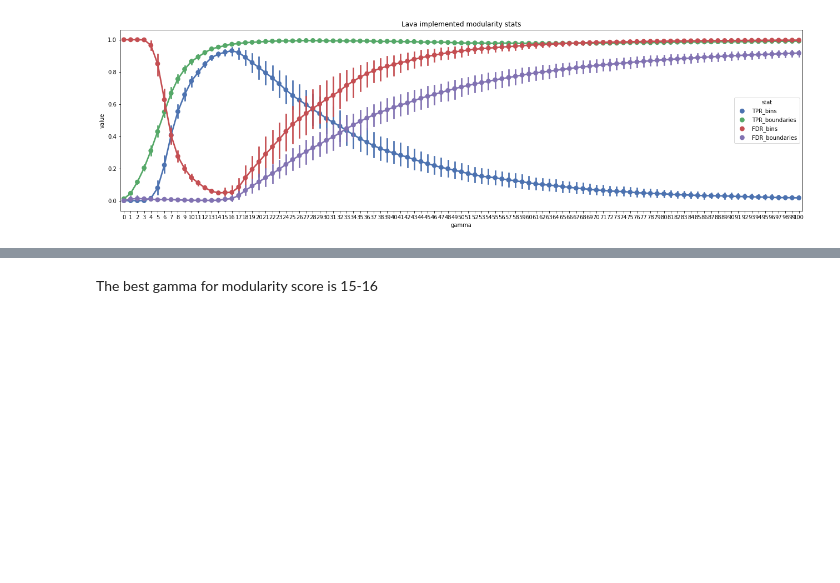
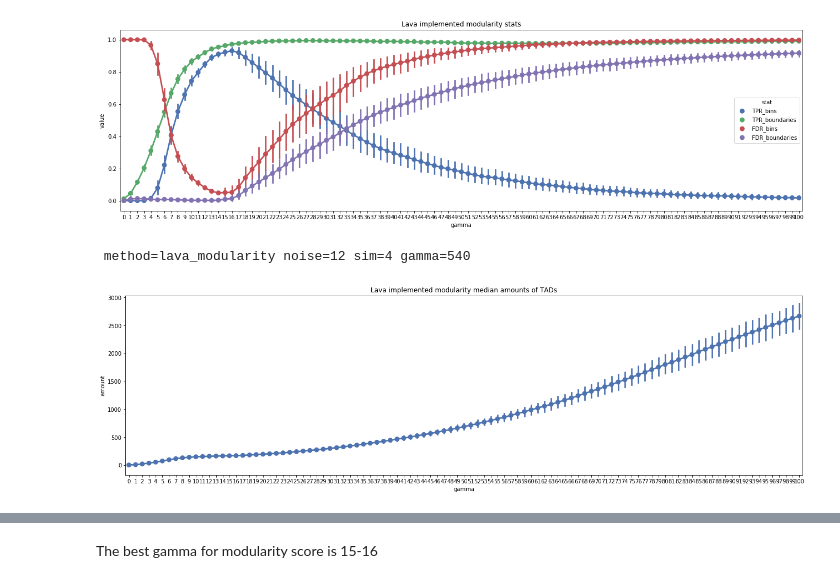
Before and after one commit to dmitrymyl/TADselect, a Jupyter notebook: sim_TADs/Analyze_sim_TADs.ipynb, the cells around one changed output, grey strips where cells are left out. Saved outputs shown, nothing was run; the diff lists cells and outputs as text; code cells hidden in the pictures; blank space fills up the shorter version.

```diff
--- a/sim_TADs/Analyze_sim_TADs.ipynb
+++ b/sim_TADs/Analyze_sim_TADs.ipynb
@@ -157,3 +136,41 @@ plt.title("Lava implemented modularity stats")
 plt.savefig("modularity.png")
 # %% [output]
 [figure]
+# %%
+#lava modularity stats for all files
+lava_modularity_stats = pd.DataFrame(index=range(len(noise_values) * len(sim_values) * len(modularity_gamma) * len(stats)), columns=list(("value", "stat", "noise", "sim", "gamma", "amount", "size_tads")))
+item = 0
+for noise in noise_values:
+    for sim in sim_values:
+        for gamma in modularity_gamma:
+                print(f"\r method=lava_modularity noise={noise} sim={sim} gamma={gamma}", end="")
+                TADs = np.loadtxt(f"{out_location}lava_modularity_noise{noise}_sim{sim}_gamma{gamma}.txt", ndmin=2)
+                sizes = np.median(TADs[:, 1] - TADs[:, 0])
+                bins = TAD_bins(TADs[:, 0], TADs[:, 1])
+                boundaries = TAD_boundaries(TADs[:, 0], TADs[:, 1])
+                lava_modularity_stats.loc[item, "value"] = sum(np.isin(bins, true_TADs_bins.loc[noise, sim])) / true_TADs_bins.loc[noise, sim].shape[0]
+                lava_modularity_stats.loc[item, "stat":"amount"] = ["TPR_bins", noise, sim, gamma, TADs.shape[0]]
+                lava_modularity_stats.loc[item, "size_tads"] = sizes
+                item += 1
+                lava_modularity_stats.loc[item, "value"] = sum(~np.isin(bins, true_TADs_bins.loc[noise, sim])) / bins.shape[0]
+                lava_modularity_stats.loc[item, "stat":"amount"] = ["FDR_bins", noise, sim, gamma, TADs.shape[0]]
+                lava_modularity_stats.loc[item, "size_tads"] = sizes
+                item += 1
+                lava_modularity_stats.loc[item, "value"] = sum(np.isin(boundaries, true_TADs_boundaries.loc[noise, sim])) / true_TADs_boundaries.loc[noise, sim].shape[0]
+                lava_modularity_stats.loc[item, "stat":"amount"] = ["TPR_boundaries", noise, sim, gamma, TADs.shape[0]]
+                lava_modularity_stats.loc[item, "size_tads"] = sizes
+                item += 1
+                lava_modularity_stats.loc[item, "value"] = sum(~np.isin(boundaries, true_TADs_boundaries.loc[noise, sim])) / boundaries.shape[0]
+                lava_modularity_stats.loc[item, "stat":"amount"] = ["FDR_boundaries", noise, sim, gamma, TADs.shape[0]]
+                lava_modularity_stats.loc[item, "size_tads"] = sizes
+                item += 1
+# %% [output]
+ method=lava_modularity noise=12 sim=4 gamma=540
+# %%
+mpl.rcParams['figure.figsize'] = [22, 6]
+sns.set_palette(sns.color_palette("deep"))
+sns.pointplot(data=lava_modularity_stats, x="gamma", y="amount")
+plt.title("Lava implemented modularity median amounts of TADs")
+plt.savefig("lava_modularity_TAD_amount_median.png")
+# %% [output]
+[figure, added]
```
Also changed, not shown: parts of 33 cells of this notebook, 1 other file.
